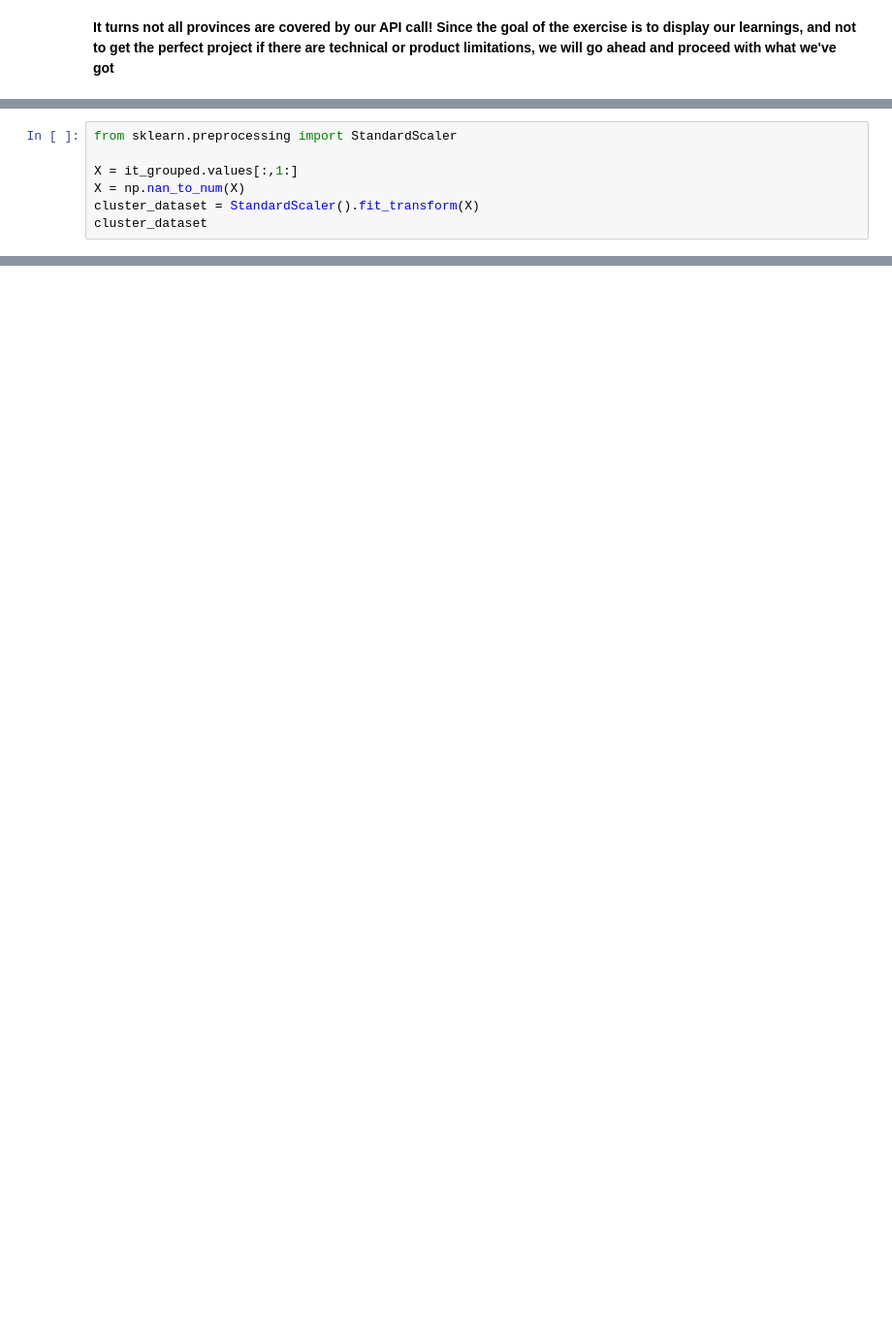
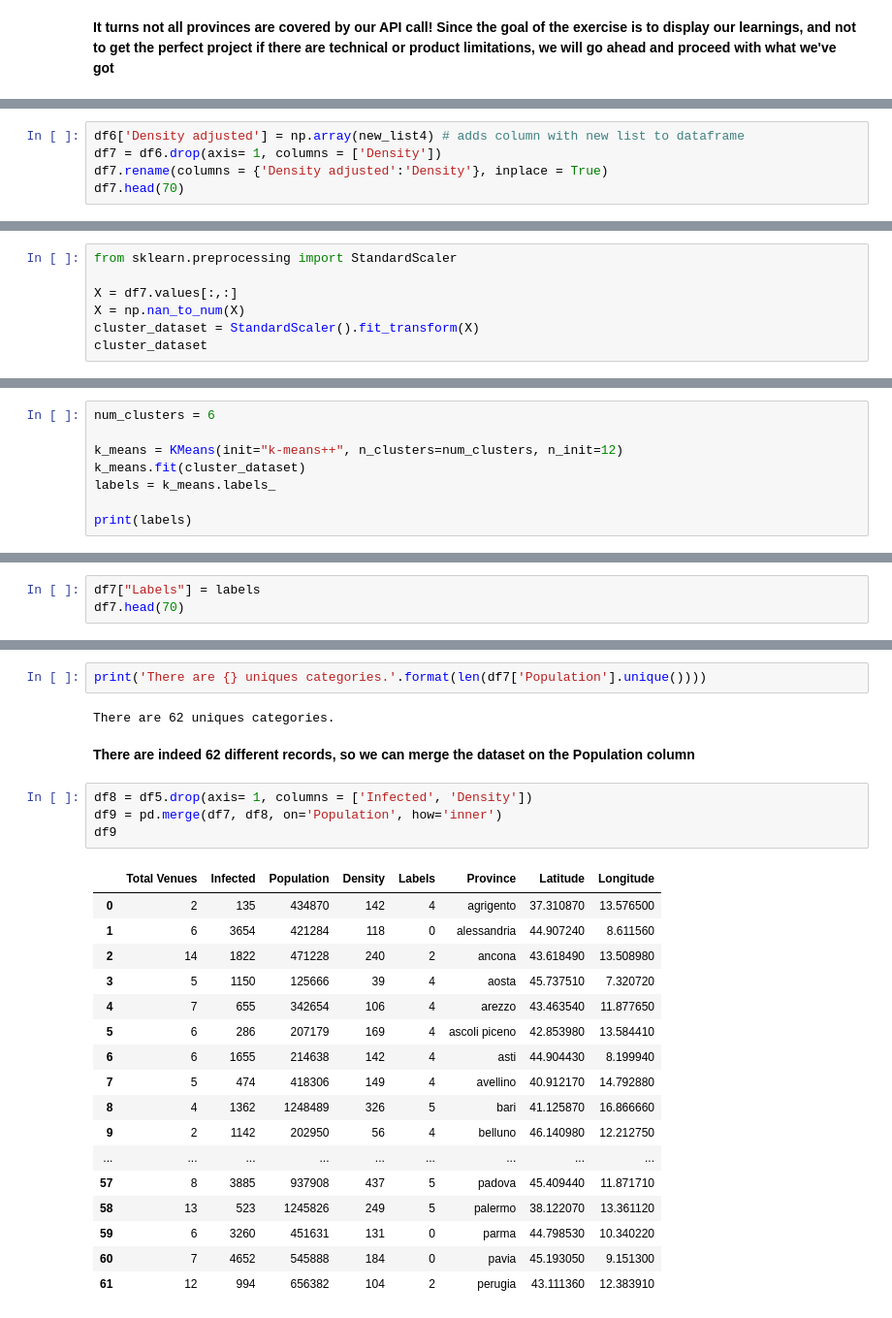
Before and after one commit to EmanueleLanzani/Coursera_Capstone, a Jupyter notebook: Covid - 19 Phase Two.ipynb, the cells around one changed output, grey strips where cells are left out. Shown: that part at 97% size. Drawn from its saved outputs; the diff is of its cells as text; blank space fills up the shorter version.

```diff
--- a/Covid - 19 Phase Two.ipynb
+++ b/Covid - 19 Phase Two.ipynb
@@ -650,0 +714,5 @@ it_grouped.shape
+# %%
+df6['Density adjusted'] = np.array(new_list4) # adds column with new list to dataframe
+df7 = df6.drop(axis= 1, columns = ['Density'])
+df7.rename(columns = {'Density adjusted':'Density'}, inplace = True)
+df7.head(70)
@@ -651,7 +747,7 @@ it_grouped.shape
 # %%
 from sklearn.preprocessing import StandardScaler
 
-X = it_grouped.values[:,1:]
+X = df7.values[:,:]
 X = np.nan_to_num(X)
 cluster_dataset = StandardScaler().fit_transform(X)
 cluster_dataset
@@ -675,0 +772,8 @@ array([[-1.28036880e-01, -1.28036880e-01, -2.88093711e-01,
+# %%
+num_clusters = 6
+
+k_means = KMeans(init="k-means++", n_clusters=num_clusters, n_init=12)
+k_means.fit(cluster_dataset)
+labels = k_means.labels_
+
+print(labels)
@@ -675,0 +783,3 @@ array([[-1.28036880e-01, -1.28036880e-01, -2.88093711e-01,
+# %%
+df7["Labels"] = labels
+df7.head(70)
@@ -675,0 +806,28 @@ array([[-1.28036880e-01, -1.28036880e-01, -2.88093711e-01,
+# %%
+print('There are {} uniques categories.'.format(len(df7['Population'].unique())))
+# %% [output]
+There are 62 uniques categories.
+# %% [markdown]
+**There are indeed 62 different records, so we can merge the dataset on the Population column**
+# %%
+df8 = df5.drop(axis= 1, columns = ['Infected', 'Density'])
+df9 = pd.merge(df7, df8, on='Population', how='inner')
+df9
+# %% [output]
+|  | Total Venues | Infected | Population | Density | Labels | Province | Latitude | Longitude |
+| 0 | 2 | 135 | 434870 | 142 | 4 | agrigento | 37.310870 | 13.576500 |
+| 1 | 6 | 3654 | 421284 | 118 | 0 | alessandria | 44.907240 | 8.611560 |
+| 2 | 14 | 1822 | 471228 | 240 | 2 | ancona | 43.618490 | 13.508980 |
+| 3 | 5 | 1150 | 125666 | 39 | 4 | aosta | 45.737510 | 7.320720 |
+| 4 | 7 | 655 | 342654 | 106 | 4 | arezzo | 43.463540 | 11.877650 |
+| 5 | 6 | 286 | 207179 | 169 | 4 | ascoli piceno | 42.853980 | 13.584410 |
+| 6 | 6 | 1655 | 214638 | 142 | 4 | asti | 44.904430 | 8.199940 |
+| 7 | 5 | 474 | 418306 | 149 | 4 | avellino | 40.912170 | 14.792880 |
+| 8 | 4 | 1362 | 1248489 | 326 | 5 | bari | 41.125870 | 16.866660 |
+| 9 | 2 | 1142 | 202950 | 56 | 4 | belluno | 46.140980 | 12.212750 |
+| ... | ... | ... | ... | ... | ... | ... | ... | ... |
+| 57 | 8 | 3885 | 937908 | 437 | 5 | padova | 45.409440 | 11.871710 |
+| 58 | 13 | 523 | 1245826 | 249 | 5 | palermo | 38.122070 | 13.361120 |
+| 59 | 6 | 3260 | 451631 | 131 | 0 | parma | 44.798530 | 10.340220 |
+| 60 | 7 | 4652 | 545888 | 184 | 0 | pavia | 45.193050 | 9.151300 |
+| 61 | 12 | 994 | 656382 | 104 | 2 | perugia | 43.111360 | 12.383910 |
```
Also changed, not shown: parts of 26 cells of this notebook.
